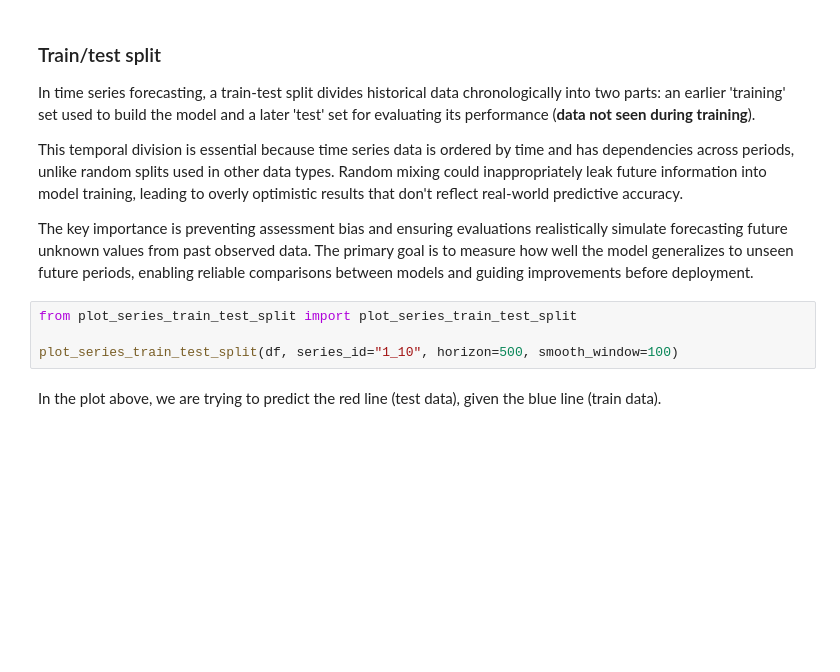
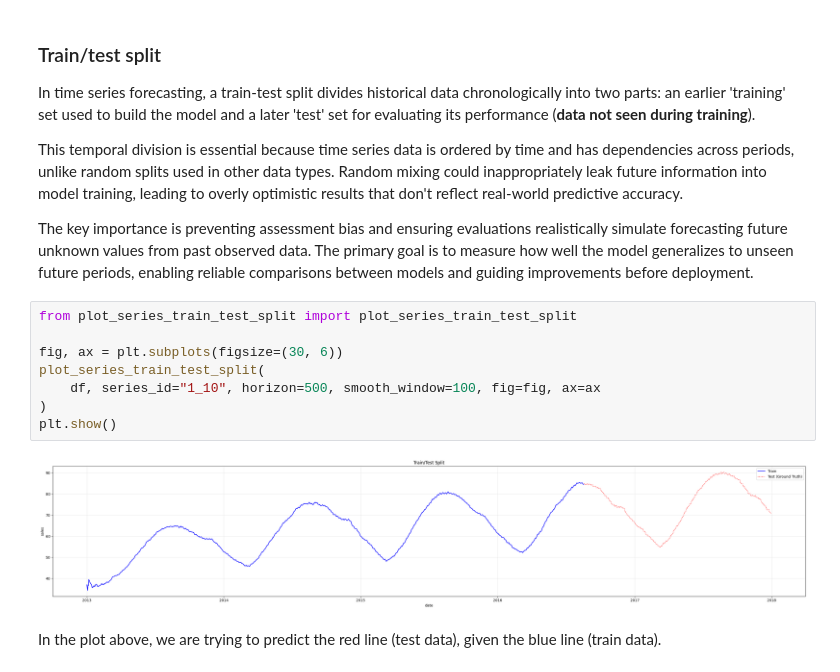
Before and after one commit to kozlov-ski/aptimyz-demand-forecast, a Jupyter notebook: notebooks/1_sagemaker_automl.ipynb, the cells around one changed output. Saved outputs shown, nothing was run; the diff lists cells and outputs as text; blank space fills up the shorter version.

```diff
--- a/notebooks/1_sagemaker_automl.ipynb
+++ b/notebooks/1_sagemaker_automl.ipynb
@@ -129,7 +130,13 @@ The key importance is preventing assessment bias and ensuring evaluations realis
 # %%
 from plot_series_train_test_split import plot_series_train_test_split
 
-plot_series_train_test_split(df, series_id="1_10", horizon=500, smooth_window=100)
+fig, ax = plt.subplots(figsize=(30, 6))
+plot_series_train_test_split(
+    df, series_id="1_10", horizon=500, smooth_window=100, fig=fig, ax=ax
+)
+plt.show()
+# %% [output]
+[figure, added]
 # %% [markdown]
 In the plot above, we are trying to predict the red line (test data), given the blue line (train data).
 # %% [markdown]
```
Also changed, not shown: parts of 2 cells of this notebook, 5 other files.
